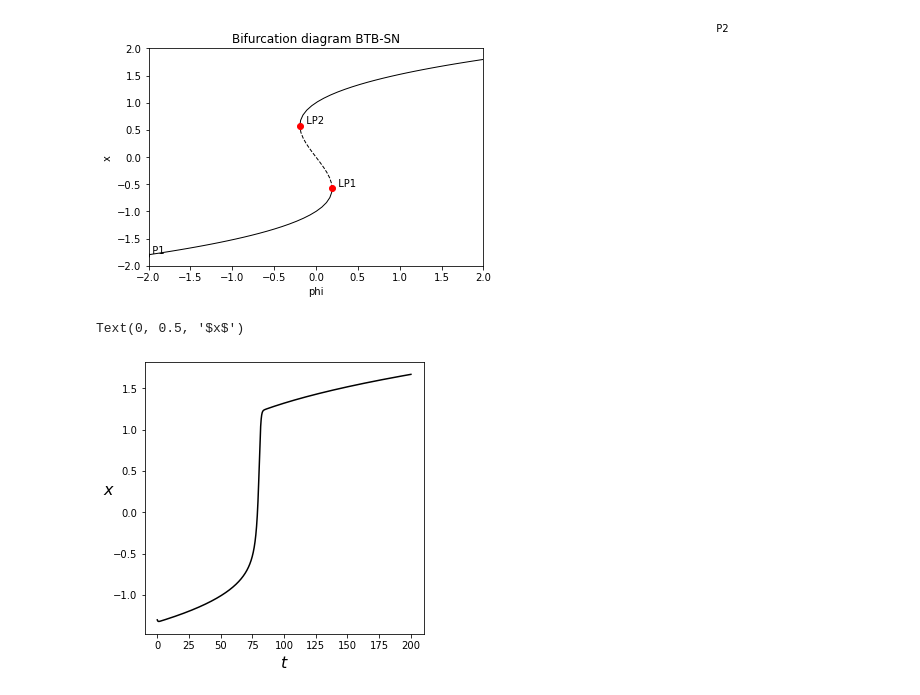
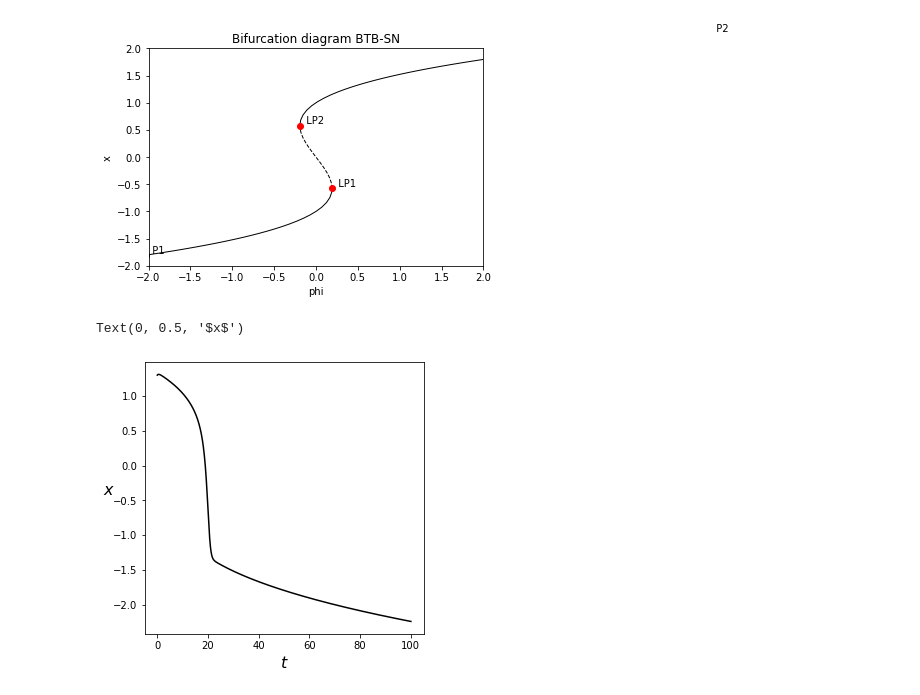
Before and after one commit to hadijkstra/Tipping-Behavior-in-the-Climate-System, a Jupyter notebook: Notebooks_5-2/Tutorial5-2_2.ipynb, the cells around one changed output. Saved outputs shown, nothing was run; the diff lists cells and outputs as text; code cells hidden in the pictures.

```diff
--- a/Notebooks_5-2/Tutorial5-2_2.ipynb
+++ b/Notebooks_5-2/Tutorial5-2_2.ipynb
@@ -55,21 +55,21 @@ def f(t,X):
 # %%
 p={}
 
 p['a']= -0.5
 p['b']= 0.5
-p['alpha'] = 0.01
-p['phi0'] = -0.5
+p['alpha'] = -0.05
+p['phi0'] = 0.5
 
-p['T']=200
+p['T']=100
 p['dt']=0.005
 p['steps']= int(p['T']//p['dt'])
 #Initial conditions
-X_0=[-1.3]
+X_0=[1.3]
 sol1 = solve_ivp(f,(0,p['T']),X_0,method='RK45',vectorized=True,max_step=p['dt'])
 
 plt.figure(1,figsize=(5,5))
 plt.plot(sol1.t,sol1.y[0,:],'k')
 plt.xlabel(r'$t$',fontsize=16); plt.ylabel(r'$x$',fontsize=16,rotation=0)
 # %% [output]
 Text(0, 0.5, '$x$')
-[figure, old version]
+[figure, new version]
```
Also changed, not shown: 4 other files.
